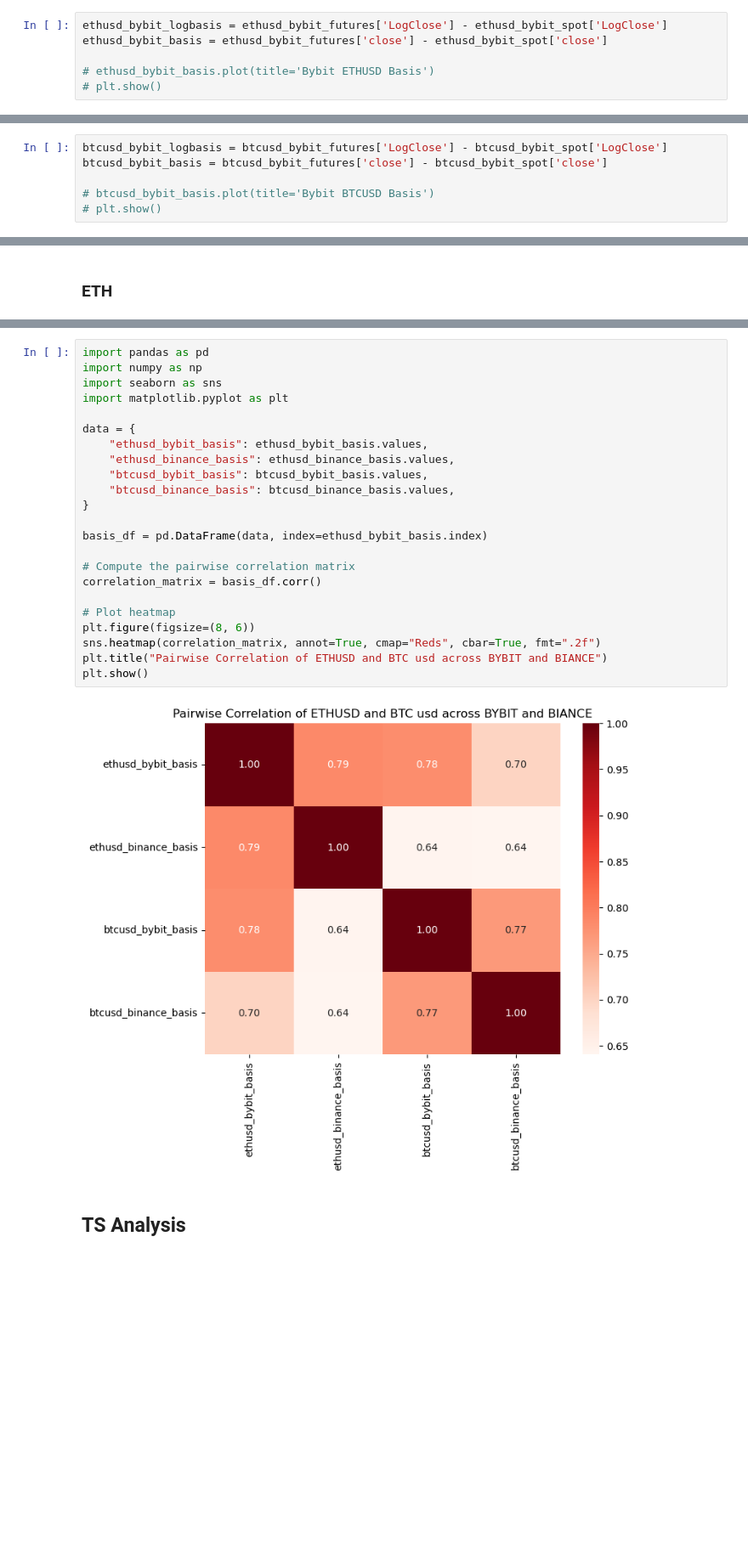
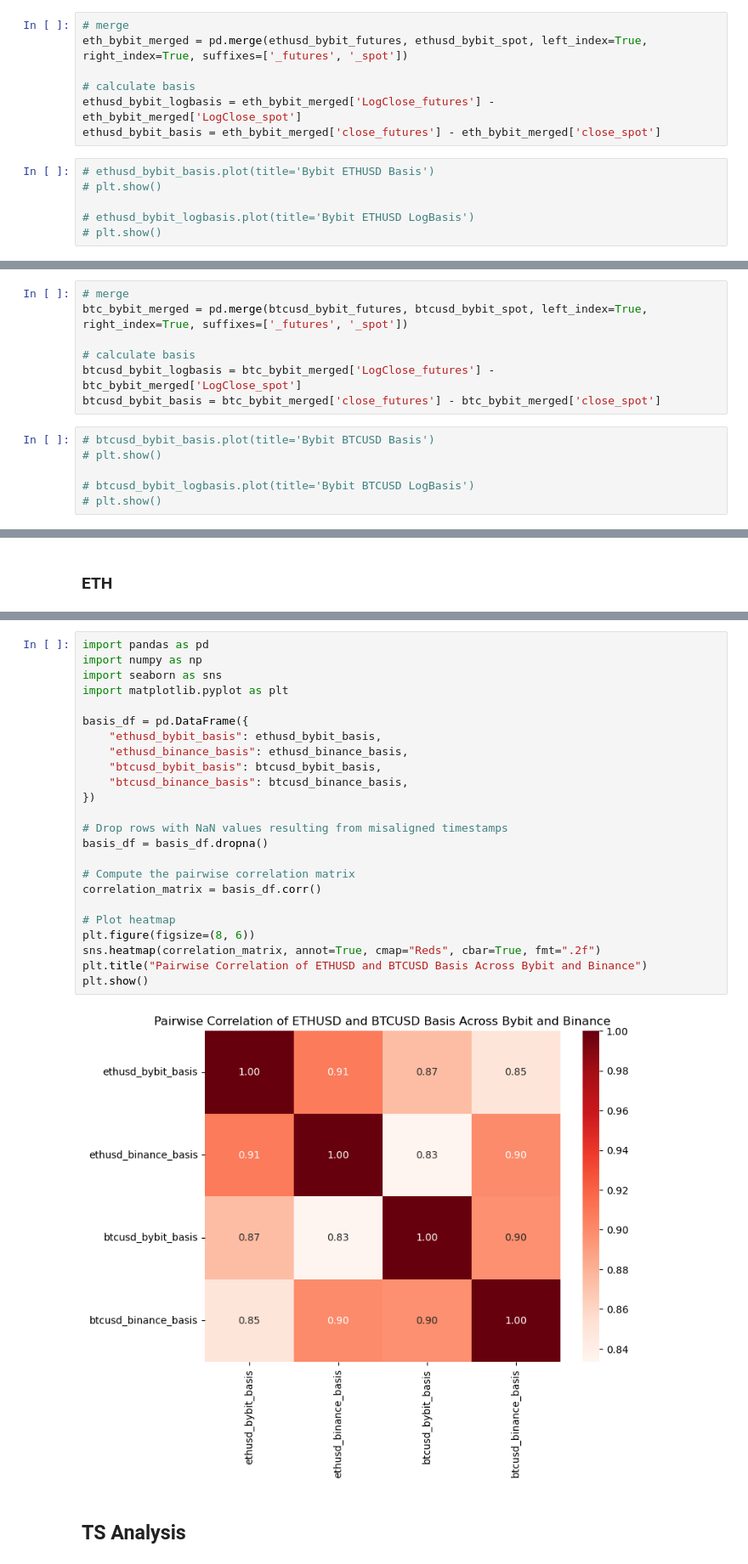
Before and after one commit to karuu6/futures_basis, a Jupyter notebook: Main_Code_New.ipynb, the cells around one changed output, grey strips where cells are left out. Shown at 85% size. Cells and saved outputs as stored; diff of their text form; blank space fills up the shorter version.

Commit message:
Modified code to accommodate bigger datasets
Added merges based on timestamp before calculating basis. Commented out TS and regression analysis parts.

```diff
--- a/Main_Code_New.ipynb
+++ b/Main_Code_New.ipynb
@@ -87,9 +95,16 @@ filepath = 'bybit-spot-ETHUSDT-5.csv'
 ethusd_bybit_spot = pd.read_csv(filepath, index_col='time')
 ethusd_bybit_spot.index = pd.to_datetime(ethusd_bybit_spot.index, unit='ms')
 ethusd_bybit_spot['LogClose'] = np.log(ethusd_bybit_spot['close'])
+# %%
+# merge
+eth_bybit_merged = pd.merge(ethusd_bybit_futures, ethusd_bybit_spot, left_index=True, right_index=True, suffixes=['_futures', '_spot'])
+
+# calculate basis
+ethusd_bybit_logbasis = eth_bybit_merged['LogClose_futures'] - eth_bybit_merged['LogClose_spot']
+ethusd_bybit_basis = eth_bybit_merged['close_futures'] - eth_bybit_merged['close_spot']
 # %%
-ethusd_bybit_logbasis = ethusd_bybit_futures['LogClose'] - ethusd_bybit_spot['LogClose']
-ethusd_bybit_basis = ethusd_bybit_futures['close'] - ethusd_bybit_spot['close']
-
 # ethusd_bybit_basis.plot(title='Bybit ETHUSD Basis')
 # plt.show()
+
+# ethusd_bybit_logbasis.plot(title='Bybit ETHUSD LogBasis')
+# plt.show()
@@ -110,9 +122,16 @@ filepath = 'bybit-spot-BTCUSDT-5.csv'
 btcusd_bybit_spot = pd.read_csv(filepath, index_col='time')
 btcusd_bybit_spot.index = pd.to_datetime(btcusd_bybit_spot.index, unit='ms')
 btcusd_bybit_spot['LogClose'] = np.log(btcusd_bybit_spot['close'])
+# %%
+# merge
+btc_bybit_merged = pd.merge(btcusd_bybit_futures, btcusd_bybit_spot, left_index=True, right_index=True, suffixes=['_futures', '_spot'])
+
+# calculate basis
+btcusd_bybit_logbasis = btc_bybit_merged['LogClose_futures'] - btc_bybit_merged['LogClose_spot']
+btcusd_bybit_basis = btc_bybit_merged['close_futures'] - btc_bybit_merged['close_spot']
 # %%
-btcusd_bybit_logbasis = btcusd_bybit_futures['LogClose'] - btcusd_bybit_spot['LogClose']
-btcusd_bybit_basis = btcusd_bybit_futures['close'] - btcusd_bybit_spot['close']
-
 # btcusd_bybit_basis.plot(title='Bybit BTCUSD Basis')
 # plt.show()
+
+# btcusd_bybit_logbasis.plot(title='Bybit BTCUSD LogBasis')
+# plt.show()
@@ -588,28 +604,29 @@ Profit opportunity volatility: 0.0095%
 # %%
 import pandas as pd
 import numpy as np
 import seaborn as sns
 import matplotlib.pyplot as plt
 
-data = {
-    "ethusd_bybit_basis": ethusd_bybit_basis.values,
-    "ethusd_binance_basis": ethusd_binance_basis.values,
-    "btcusd_bybit_basis": btcusd_bybit_basis.values,
-    "btcusd_binance_basis": btcusd_binance_basis.values,
-}
+basis_df = pd.DataFrame({
+    "ethusd_bybit_basis": ethusd_bybit_basis,
+    "ethusd_binance_basis": ethusd_binance_basis,
+    "btcusd_bybit_basis": btcusd_bybit_basis,
+    "btcusd_binance_basis": btcusd_binance_basis,
+})
 
-basis_df = pd.DataFrame(data, index=ethusd_bybit_basis.index)
+# Drop rows with NaN values resulting from misaligned timestamps
+basis_df = basis_df.dropna()
 
 # Compute the pairwise correlation matrix
 correlation_matrix = basis_df.corr()
 
 # Plot heatmap
 plt.figure(figsize=(8, 6))
 sns.heatmap(correlation_matrix, annot=True, cmap="Reds", cbar=True, fmt=".2f")
-plt.title("Pairwise Correlation of ETHUSD and BTC usd across BYBIT and BIANCE")
+plt.title("Pairwise Correlation of ETHUSD and BTCUSD Basis Across Bybit and Binance")
 plt.show()
 # %% [output]
-[figure, old version]
+[figure, new version]
 # %% [markdown]
 ## TS Analysis
 # %%
```
Also changed, not shown: parts of 27 cells of this notebook.
